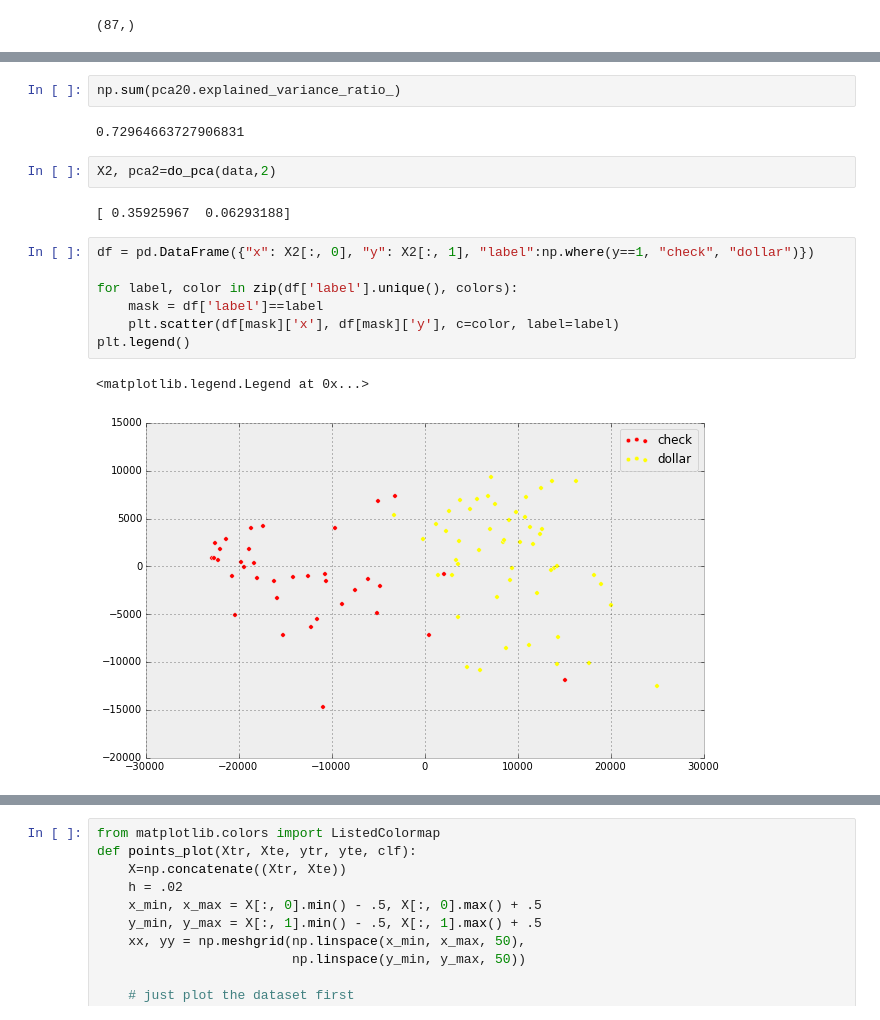
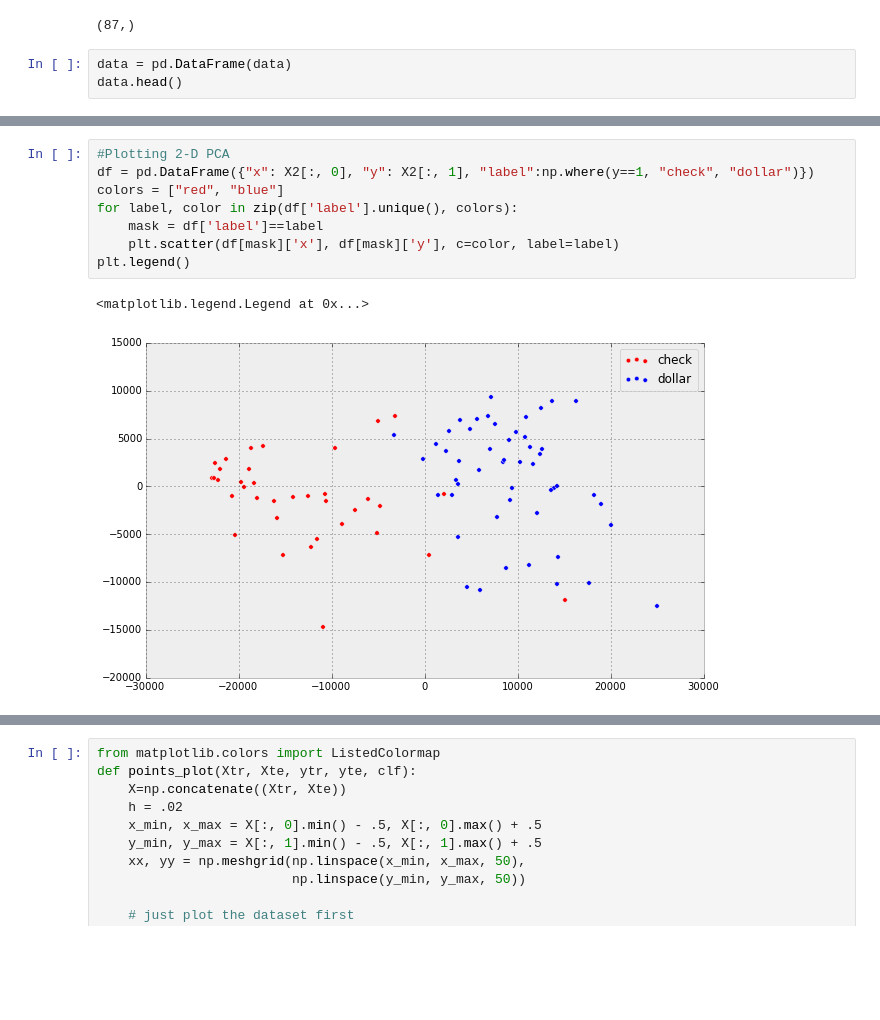
Before and after one commit to jthang/MachineLearningLab, a Jupyter notebook: lab_regression_PCA.ipynb, the cells around one changed output, grey strips where cells are left out. Drawn from its saved outputs; the diff is of its cells as text; blank space fills up the shorter version.

```diff
--- a/lab_regression_PCA.ipynb
+++ b/lab_regression_PCA.ipynb
@@ -581,3 +581,6 @@ y = np.where(np.array(labels)=="check", 1, 0)
 y.shape
 # %% [output]
 (87,)
+# %%
+data = pd.DataFrame(data)
+data.head()
@@ -598,18 +608,11 @@ X20, pca20 = do_pca(data, 20)
-# %%
-np.sum(pca20.explained_variance_ratio_)
-# %% [output]
-0.72964663727906831
-# %%
-X2, pca2=do_pca(data,2)
-# %% [output]
-[ 0.35925967  0.06293188]
 # %%
+#Plotting 2-D PCA
 df = pd.DataFrame({"x": X2[:, 0], "y": X2[:, 1], "label":np.where(y==1, "check", "dollar")})
-
+colors = ["red", "blue"]
 for label, color in zip(df['label'].unique(), colors):
     mask = df['label']==label
     plt.scatter(df[mask]['x'], df[mask]['y'], c=color, label=label)
 plt.legend()
 # %% [output]
 <matplotlib.legend.Legend at 0x...>
-[figure, old version]
+[figure, new version]
```
Also changed, not shown: parts of 12 cells of this notebook.
